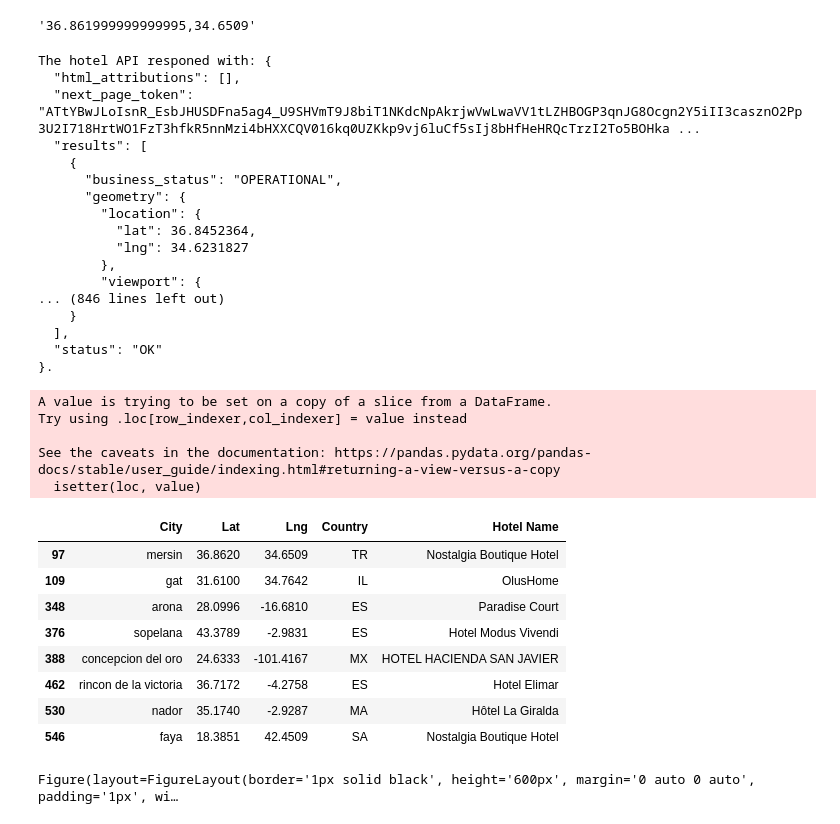
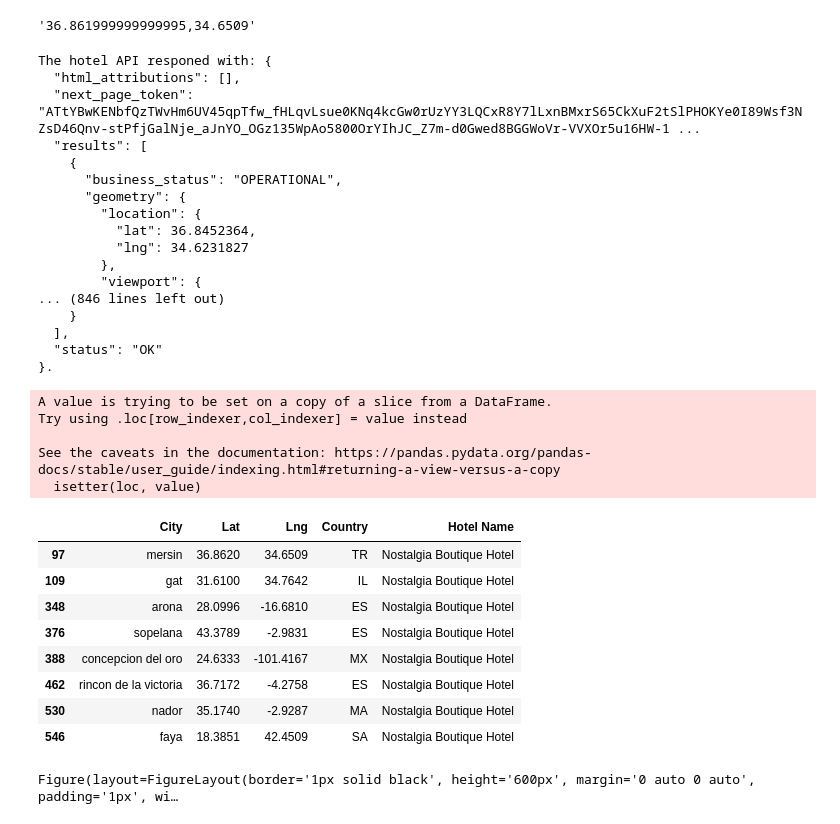
Before and after one commit to ellismok/API-Challenge, a Jupyter notebook: VacationPy.ipynb, the cells around one changed output. Cells and saved outputs as stored; diff of their text form; code cells hidden in the pictures.

```diff
--- a/VacationPy.ipynb
+++ b/VacationPy.ipynb
@@ -179,7 +179,7 @@ params = {
 base_url = "https://maps.googleapis.com/maps/api/place/nearbysearch/json"
 # %%
 # Grab weather data
-hotel_response = requests.get(url=base_url, params=params)
+hotel_json = requests.get(url=base_url, params=params)
 
 hotel_json = hotel_response.json()
 hotel_json
@@ -188,7 +188,7 @@ print(f"The hotel API responed with: {json.dumps(hotel_json, indent=2)}.")
 # %% [output]
 The hotel API responed with: {
   "html_attributions": [],
-  "next_page_token": "ATtYBwJLoIsnR_EsbJHUSDFna5ag4_U9SHVmT9J8biT1NKdcNpAkrjwVwLwaVV1tLZHBOGP3qnJG8Ocgn2Y5iII3casznO2Pp3U2I718HrtWO1FzT3hfkR5nnMzi4bHXXCQV016kq0UZKkp9vj6luCf5sIj8bHfHeHRQcTrzI2To5BOHka ...
+  "next_page_token": "ATtYBwKENbfQzTWvHm6UV45qpTfw_fHLqvLsue0KNq4kcGw0rUzYY3LQCxR8Y7lLxnBMxrS65CkXuF2tSlPHOKYe0I89Wsf3NZsD46Qnv-stPfjGalNje_aJnYO_OGz135WpAo5800OrYIhJC_Z7m-d0Gwed8BGGWoVr-VVXOr5u16HW-1 ...
   "results": [
     {
       "business_status": "OPERATIONAL",
@@ -206,37 +206,37 @@ The hotel API responed with: {
 # %%
 # Use the for loop to collect the hotel names and plug it into the data frame
 for i, r in hotel_df.iterrows(): # .iterrows() function loops over the hotel_df's rows as (index, Series) pairs.
     # get lat, lng from df
-    lat = row["Lat"] #
-    lng = row["Lng"]
+    lat = r["Lat"] #
+    lng = r["Lng"]
 
     # make request and print url
     hotel_response = requests.get(base_url, params=params)
 
     # convert to json
     hotel_json = hotel_response.json()
 
     # Grab the first hotel from the results and store the name
     try:
-        hotel_df.loc[index, "Hotel Name"] = hotel_json["results"][0]["name"]
+        hotel_df.loc[i, "Hotel Name"] = hotel_json["results"][0]["name"]
     except (KeyError, IndexError):
         print("Missing field/result... skipping.")
 
 hotel_df
 # %% [output]
 A value is trying to be set on a copy of a slice from a DataFrame.
 Try using .loc[row_indexer,col_indexer] = value instead
 
 See the caveats in the documentation: https://pandas.pydata.org/pandas-docs/stable/user_guide/indexing.html#returning-a-view-versus-a-copy
   isetter(loc, value)
 |  | City | Lat | Lng | Country | Hotel Name |
 | 97 | mersin | 36.8620 | 34.6509 | TR | Nostalgia Boutique Hotel |
-| 109 | gat | 31.6100 | 34.7642 | IL | OlusHome |
-| 348 | arona | 28.0996 | -16.6810 | ES | Paradise Court |
-| 376 | sopelana | 43.3789 | -2.9831 | ES | Hotel Modus Vivendi |
-| 388 | concepcion del oro | 24.6333 | -101.4167 | MX | HOTEL HACIENDA SAN JAVIER |
-| 462 | rincon de la victoria | 36.7172 | -4.2758 | ES | Hotel Elimar |
-| 530 | nador | 35.1740 | -2.9287 | MA | Hôtel La Giralda |
+| 109 | gat | 31.6100 | 34.7642 | IL | Nostalgia Boutique Hotel |
+| 348 | arona | 28.0996 | -16.6810 | ES | Nostalgia Boutique Hotel |
+| 376 | sopelana | 43.3789 | -2.9831 | ES | Nostalgia Boutique Hotel |
+| 388 | concepcion del oro | 24.6333 | -101.4167 | MX | Nostalgia Boutique Hotel |
+| 462 | rincon de la victoria | 36.7172 | -4.2758 | ES | Nostalgia Boutique Hotel |
+| 530 | nador | 35.1740 | -2.9287 | MA | Nostalgia Boutique Hotel |
 | 546 | faya | 18.3851 | 42.4509 | SA | Nostalgia Boutique Hotel |
 # %%
 # NOTE: Do not change any of the code in this cell
```
Also changed, not shown: parts of 1 cell of this notebook, 15 other files.
